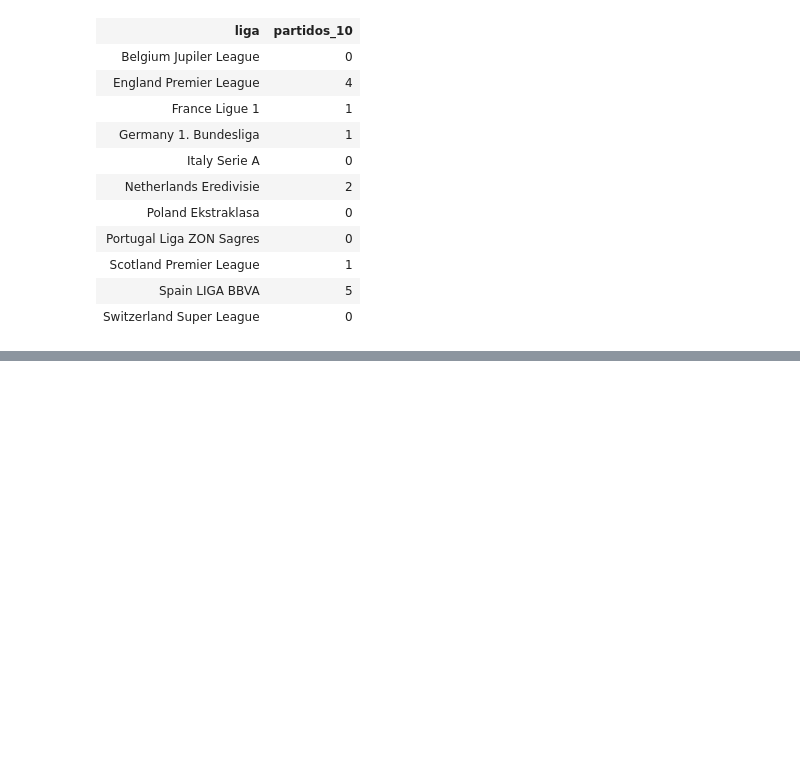
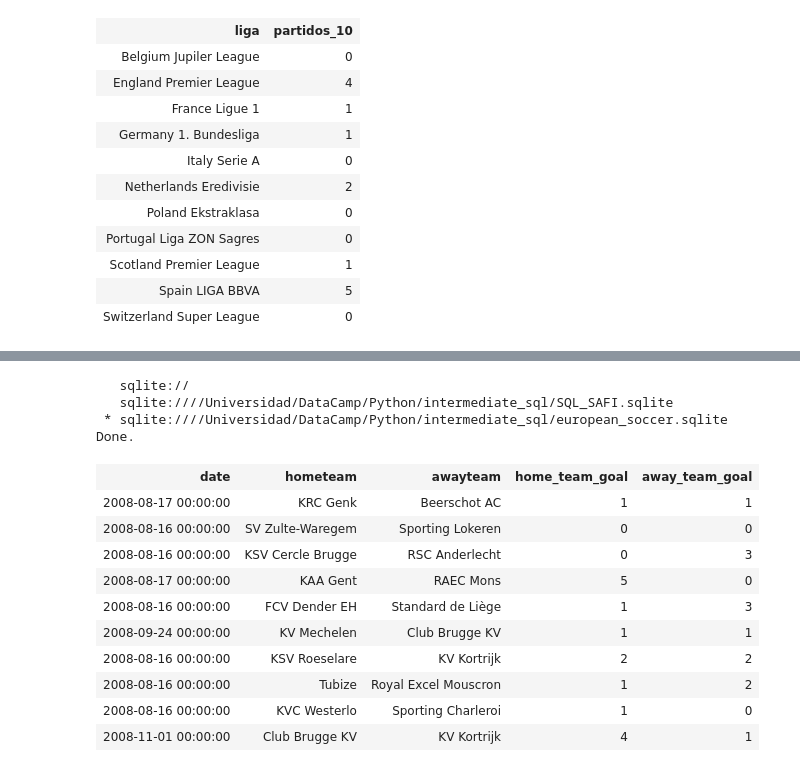
Before and after one commit to adinamarca/notebooks, a Jupyter notebook: SQL/intermediate_sql/notebook.ipynb, the cells around one changed output, grey strips where cells are left out. Drawn from its saved outputs; the diff is of its cells as text; code cells hidden in the pictures; blank space fills up the shorter version.

```diff
--- a/SQL/intermediate_sql/notebook.ipynb
+++ b/SQL/intermediate_sql/notebook.ipynb
@@ -3469,0 +3672,39 @@ Done.
+# %%
+%sql SELECT \
+m.date, \
+hometeam, \
+awayteam, \
+m.home_team_goal, \
+m.away_team_goal \
+FROM match AS m \
+\
+LEFT JOIN (\
+SELECT match.id, team.team_long_name AS hometeam \
+FROM match \
+LEFT JOIN team \
+ON match.home_team_api_id = team.team_api_id) AS home \
+ON home.id = m.id \
+\
+LEFT JOIN (\
+SELECT match.id, team.team_long_name AS awayteam \
+FROM match \
+LEFT JOIN team \
+ON match.away_team_api_id = team.team_api_id) AS away \
+ON away.id = m.id \
+LIMIT 10
+# %% [output]
+   sqlite://
+   sqlite:////Universidad/DataCamp/Python/intermediate_sql/SQL_SAFI.sqlite
+ * sqlite:////Universidad/DataCamp/Python/intermediate_sql/european_soccer.sqlite
+Done.
+| date | hometeam | awayteam | home_team_goal | away_team_goal |
+| 2008-08-17 00:00:00 | KRC Genk | Beerschot AC | 1 | 1 |
+| 2008-08-16 00:00:00 | SV Zulte-Waregem | Sporting Lokeren | 0 | 0 |
+| 2008-08-16 00:00:00 | KSV Cercle Brugge | RSC Anderlecht | 0 | 3 |
+| 2008-08-17 00:00:00 | KAA Gent | RAEC Mons | 5 | 0 |
+| 2008-08-16 00:00:00 | FCV Dender EH | Standard de Liège | 1 | 3 |
+| 2008-09-24 00:00:00 | KV Mechelen | Club Brugge KV | 1 | 1 |
+| 2008-08-16 00:00:00 | KSV Roeselare | KV Kortrijk | 2 | 2 |
+| 2008-08-16 00:00:00 | Tubize | Royal Excel Mouscron | 1 | 2 |
+| 2008-08-16 00:00:00 | KVC Westerlo | Sporting Charleroi | 1 | 0 |
+| 2008-11-01 00:00:00 | Club Brugge KV | KV Kortrijk | 4 | 1 |
```
Also changed, not shown: parts of 19 cells of this notebook.
